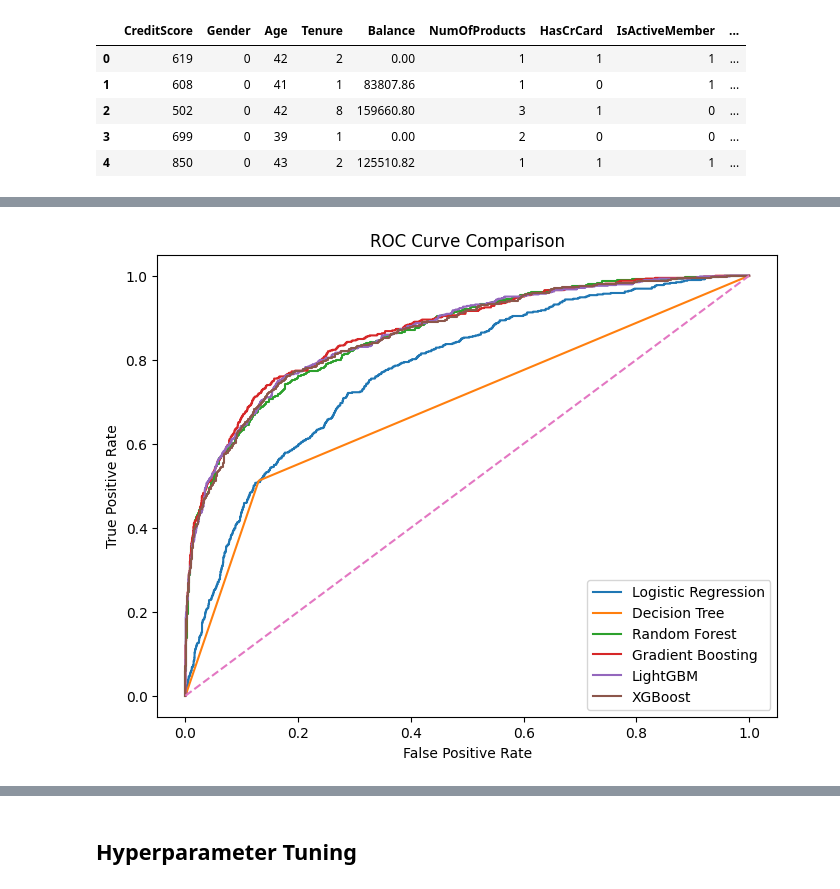
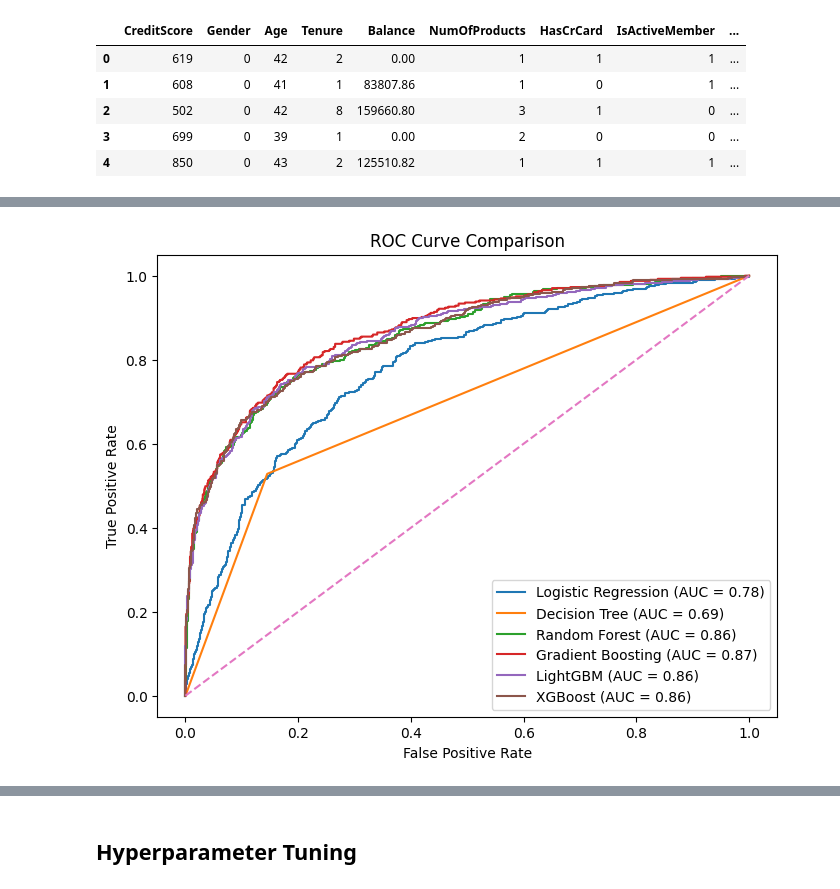
Before and after one commit to timoajayi/capstone-customer-churn-prediction, a Jupyter notebook: Customer_churn_prediction.ipynb, the cells around one changed output, grey strips where cells are left out. Drawn from its saved outputs; the diff is of its cells as text; code cells hidden in the pictures.

```diff
--- a/Customer_churn_prediction.ipynb
+++ b/Customer_churn_prediction.ipynb
@@ -288,7 +295,7 @@ X = df.drop('Exited', axis=1) # Features
 y = df['Exited'] # Target variable
 
 ## Split the data into training and testing sets
-X_train, X_test, y_train, y_test = train_test_split(X, y, test_size=0.3, random_state=42)
+X_train, X_test, y_train, y_test = train_test_split(X, y, test_size=0.2, stratify=y, random_state=42)
 # %%
 ## First model: Logistic Regression
 
@@ -820,30 +809,0 @@ Confusion Matrix:
-# %%
-# from sklearn.model_selection import GridSearchCV
-from sklearn.model_selection import GridSearchCV
-
-param_grid = {
-    "max_depth": [3,4,5,6],
-    "n_estimators": [100,200,300],
-    "learning_rate": [0.01,0.05,0.1],
-    "subsample": [0.8,1.0],
-    "colsample_bytree": [0.8,1.0]
-}
-
-xgb_model = XGBClassifier(
-    objective="binary:logistic",
-    eval_metric="logloss",
-    random_state=42
-)
-
-grid = GridSearchCV(
-    estimator=xgb_model,
-    param_grid=param_grid,
-    cv=5,
-    scoring="f1",
-    n_jobs=-1
-)
-
-grid.fit(X_train, y_train)
-
-print("Best parameters:", grid.best_params_)
-print("Best ROC AUC:", grid.best_score_)
@@ -982,26 +939,29 @@ plt.show()
 # %%
+## roc curve comparison for all models
+
 models = {
     "Logistic Regression": lr_model2,
     "Decision Tree": dt_model,
     "Random Forest": rf_clf,
     "Gradient Boosting": gb_clf,
     "LightGBM": lgbm,
     "XGBoost": xgb_model
 }
 
 ## visualize feature importance for each model
 plt.figure(figsize=(8,6))
 
 for name, model in models.items():
     y_prob = model.predict_proba(X_test)[:,1]
     fpr, tpr, _ = roc_curve(y_test, y_prob)
-    plt.plot(fpr, tpr, label=name)
+    auc_score = roc_auc_score(y_test, y_prob)
+    plt.plot(fpr, tpr, label=f"{name} (AUC = {auc_score:.2f})")
 
 plt.plot([0,1],[0,1],'--')
 plt.xlabel("False Positive Rate")
 plt.ylabel("True Positive Rate")
 plt.title("ROC Curve Comparison")
 plt.legend()
 plt.show()
 # %% [output]
-[figure, old version]
+[figure, new version]
```
Also changed, not shown: parts of 25 cells of this notebook, 14 other files.
